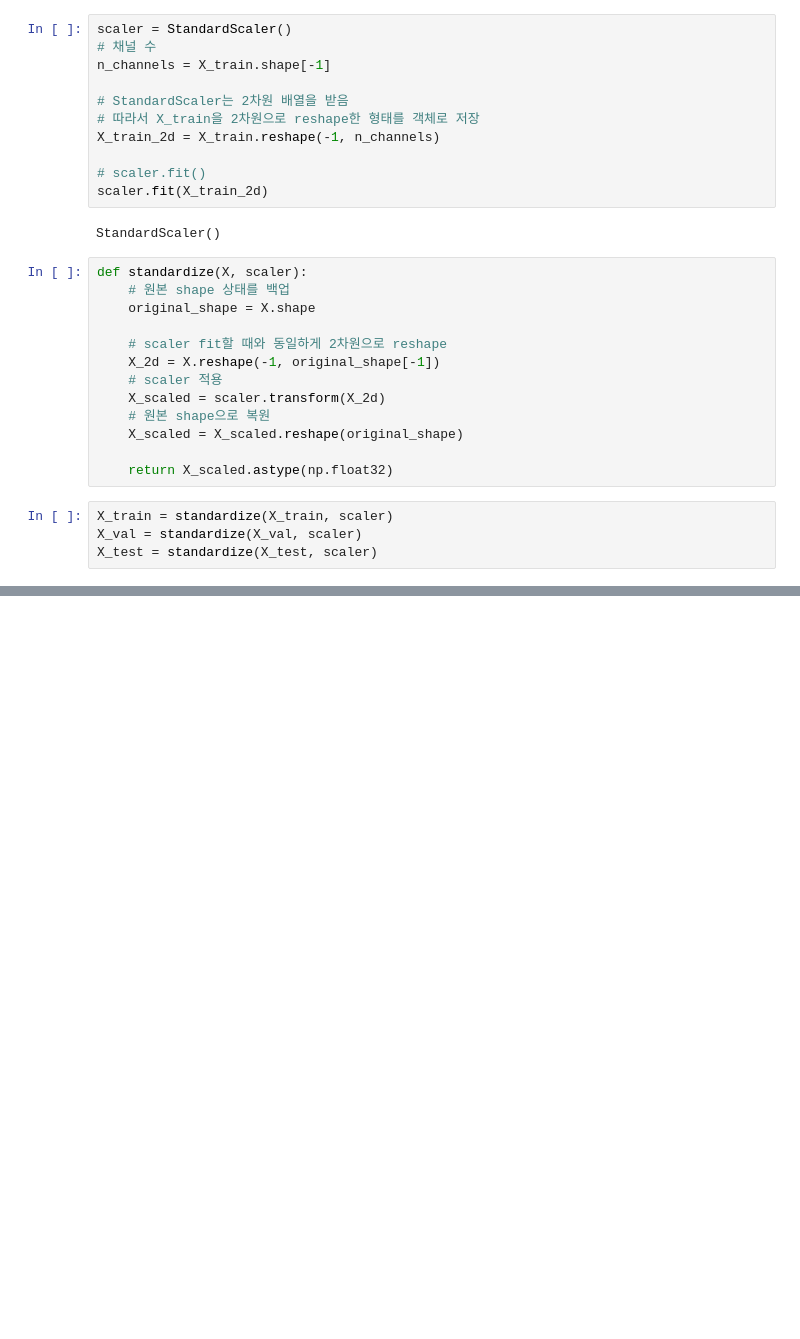
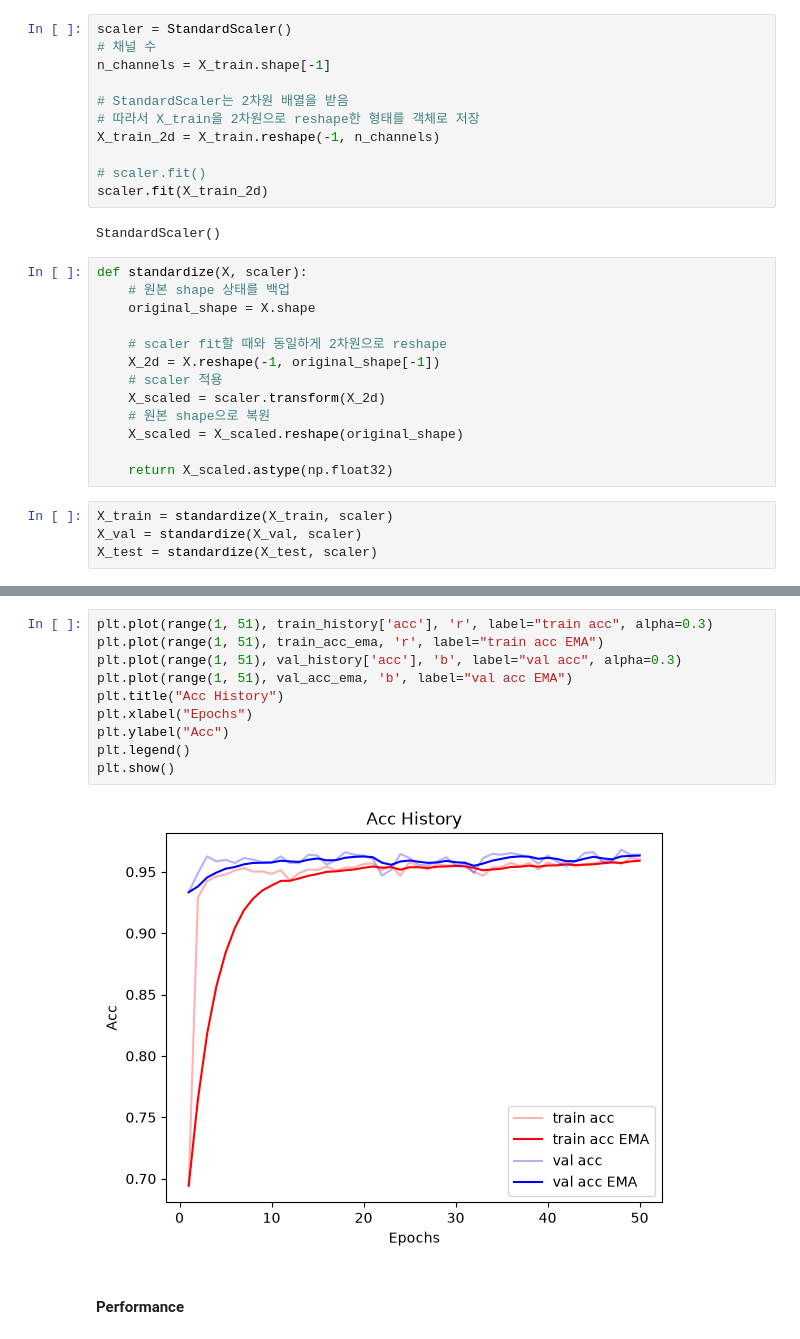
Before and after one commit to leejsya/AI_Study, a Jupyter notebook: HAR/HAR_Classification.ipynb, the cells around one changed output, grey strips where cells are left out. Cells and saved outputs as stored; diff of their text form; blank space fills up the shorter version.

```diff
--- a/HAR/HAR_Classification.ipynb
+++ b/HAR/HAR_Classification.ipynb
@@ -210,0 +422,14 @@ optimizer = optim.Adam(model.parameters(), lr=1e-3)
+# %%
+plt.plot(range(1, 51), train_history['acc'], 'r', label="train acc", alpha=0.3)
+plt.plot(range(1, 51), train_acc_ema, 'r', label="train acc EMA")
+plt.plot(range(1, 51), val_history['acc'], 'b', label="val acc", alpha=0.3)
+plt.plot(range(1, 51), val_acc_ema, 'b', label="val acc EMA")
+plt.title("Acc History")
+plt.xlabel("Epochs")
+plt.ylabel("Acc")
+plt.legend()
+plt.show()
+# %% [output]
+[figure, added]
+# %% [markdown]
+#### Performance
```
Also changed, not shown: parts of 33 cells of this notebook.
